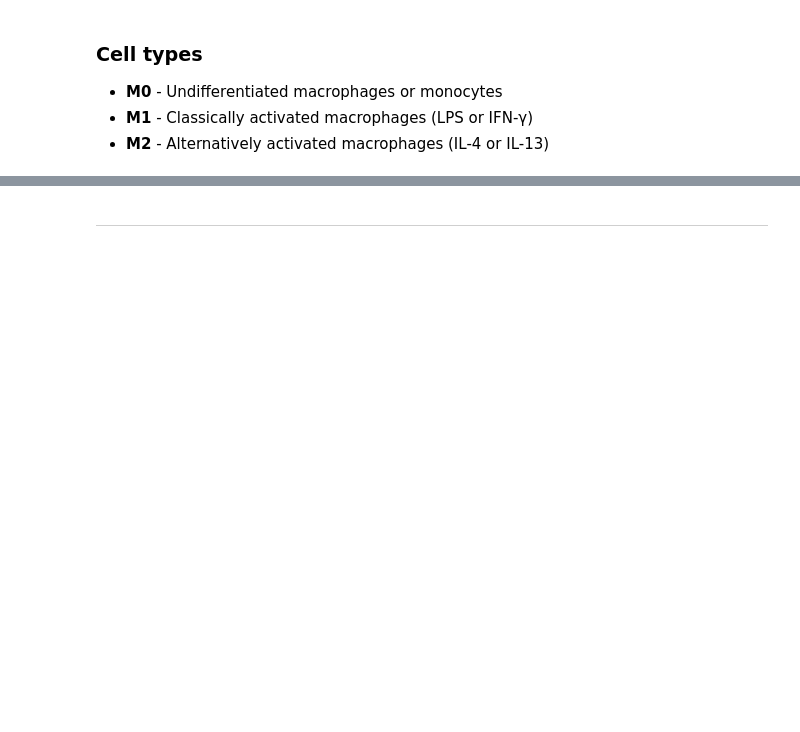
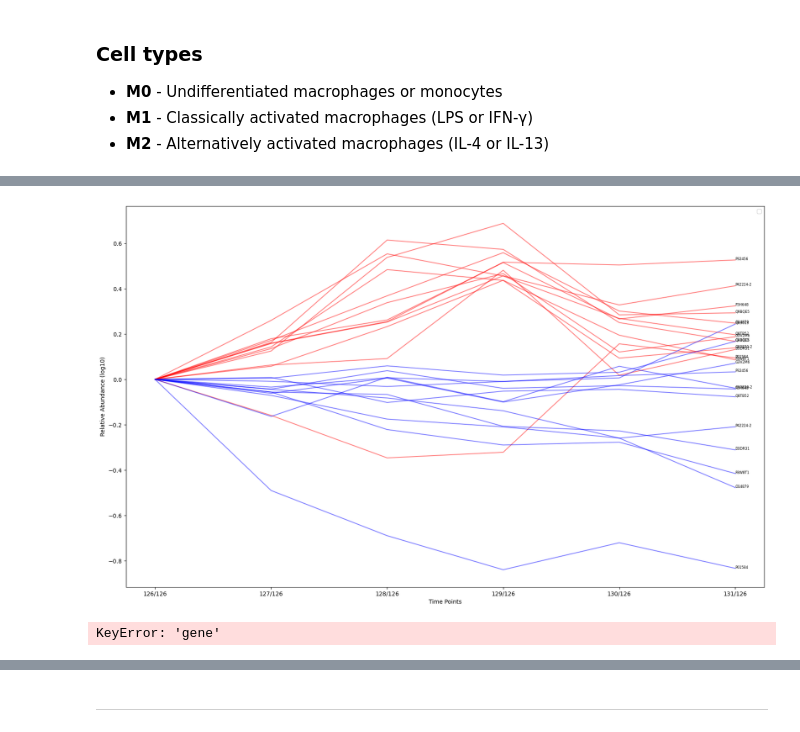
Before and after one commit to powwowath/pyMSpro, a Jupyter notebook: 00_workflow_scanpy_saschaBulk_v2.ipynb, the cells around one changed output, grey strips where cells are left out. Drawn from its saved outputs; the diff is of its cells as text; code cells hidden in the pictures; blank space fills up the shorter version.

```diff
--- a/00_workflow_scanpy_saschaBulk_v2.ipynb
+++ b/00_workflow_scanpy_saschaBulk_v2.ipynb
@@ -121,3 +60,8 @@ M0 proteins:  5342
 * **M0** - Undifferentiated macrophages or monocytes
 * **M1** - Classically activated macrophages (LPS or IFN-γ)
 * **M2** - Alternatively activated macrophages (IL-4 or IL-13)
+# %%
+uniprot = UniprotClient()
+
+def get_genes_from_proteins(data):
+    return uniprot.batch_translate_protein_ids(data.index)
@@ -123,0 +250,4 @@ M0 proteins:  5342
+# %%
+print(top_proteins.index)
+top_proteins["gene"] = get_genes_from_proteins(top_proteins)
+print(top_proteins["gene"])
@@ -123,0 +277,59 @@ M0 proteins:  5342
+# %%
+# Plot top proteins
+plt.figure(figsize=(20, 12))
+
+# Plot proteins in dataM1 within top_proteins with blue lines
+for index, row in dataM1.iterrows():
+    if index in top_proteins.index:
+        # Handle zeros to avoid log10(0) error
+        values = row[time_points]
+        values = [np.log10(v) if v > 0 else np.nan for v in values]
+        plt.plot(time_points, values, color='red', alpha=0.5, label='M1' if index == 0 else "")
+        # Display the name of the proteins in each line
+        plt.text(5, values[-1], index, fontsize=6)
+
+for index, row in dataM2.iterrows():
+    if index in top_proteins.index:
+        # Handle zeros to avoid log10(0) error
+        values = row[time_points]
+        values = [np.log10(v) if v > 0 else np.nan for v in values]
+        plt.plot(time_points, values, color='blue', alpha=0.5, label='M2' if index == 0 else "")
+        # Display the name of the proteins in each line
+        plt.text(5, values[-1], index, fontsize=6)
+
+"""
+    for index, row in dataM0.iterrows():
+    if index in top_proteins.index:
+        # Handle zeros to avoid log10(0) error
+        values = row[time_points]
+        values = [np.log10(v) if v > 0 else np.nan for v in values]
+        plt.plot(time_points, values, color='grey', alpha=0.5, label='M0' if index == 0 else "")
+        # Display the name of the proteins in each line
+        plt.text(5, values [-1], index, fontsize=6)
+"""
+
+
+# Add labels and title
+plt.xlabel("Time Points")
+plt.ylabel("Relative Abundance (log10)")
+
+
+
+# Display a legend for M1 and M2 groups
+plt.legend()
+plt.show()
+# %% [output]
+[figure, added]
+# %%
+# Assuming your dataframes are named dataM0, dataM1, and dataM2
+# Each dataframe has columns for protein ID, time point, and relative abundance
+
+# Merge dataframes
+merged_df = pd.concat([dataM1, dataM2], keys=["M1", "M2"], names=["Type"])
+#merged_df = pd.concat([dataM0, dataM1, dataM2], keys=["M0", "M1", "M2"], names=["Type"])
+merged_df = merged_df.reset_index(level=0).rename(columns={"level_0": "Type"})
+
+# Pivot the data to have time points as columns and protein IDs as rows
+merged_df = merged_df.pivot_table(index='Accession', columns='Type', values=['126/126', '127/126', '128/126', '129/126', '130/126', '131/126'])
+# %% [output]
+KeyError: 'gene'
```
Also changed, not shown: parts of 67 cells of this notebook, 1 other file.
